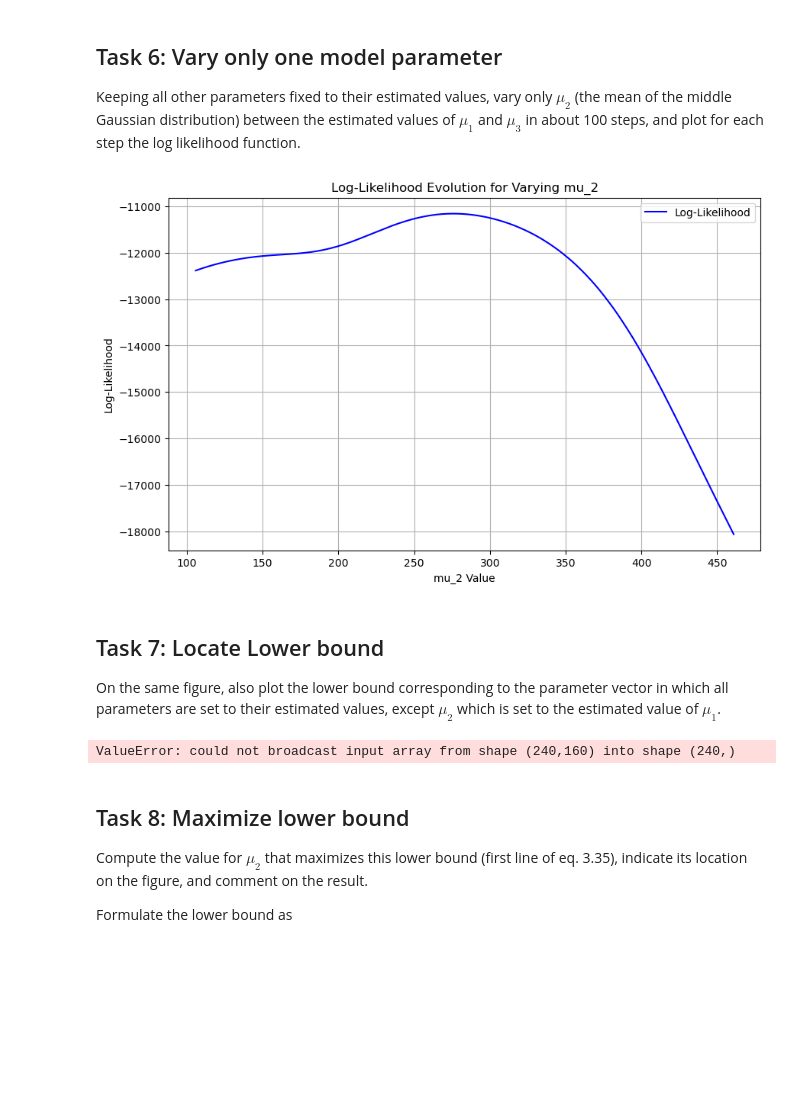
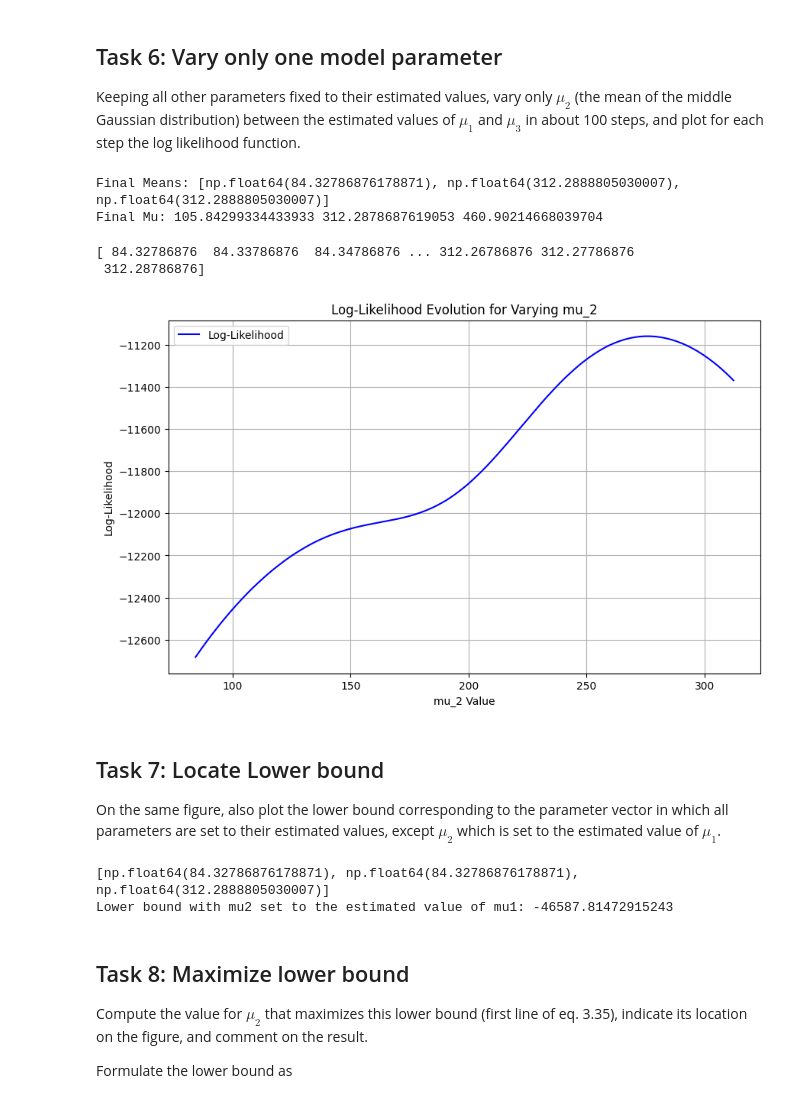
Before and after one commit to aliciags/medical-image-analysis-dtu, a Jupyter notebook: w8/Ex5_student1.ipynb, the cells around one changed output. Saved outputs shown, nothing was run; the diff lists cells and outputs as text; code cells hidden in the pictures; blank space fills up the shorter version.

```diff
--- a/w8/Ex5_student1.ipynb
+++ b/w8/Ex5_student1.ipynb
@@ -349,25 +349,37 @@ plt.show()
 Keeping all other parameters fixed to their estimated values, vary only $\mu_2$ (the mean of the middle
 Gaussian distribution) between the estimated values of $\mu_1$ and $\mu_3$ in about 100 steps, and plot for
 each step the log likelihood function.
+# %%
+print(f"Final Means: {means}")
+print(f"Final Mu: {mu1} {mu2} {mu3}")
+# %% [output]
+Final Means: [np.float64(84.32786876178871), np.float64(312.2888805030007), np.float64(312.2888805030007)]
+Final Mu: 105.84299334433933 312.2878687619053 460.90214668039704
+# %%
+mu2_values= np.arange(means[0],means[2],1/100)
+print(mu2_values)
+# %% [output]
+[ 84.32786876  84.33786876  84.34786876 ... 312.26786876 312.27786876
+ 312.28786876]
 # %%
-mu2_values= np.arange(mu1,mu3,1/100)
+mu2_values= np.arange(means[0],means[2],1/100)
 log_likelihoods = []
 for mu2 in mu2_values:
-    means[1]=mu2 #Update the value in means array
+    means[1]=mu2 # Update the value in means array
     # Compute responsibilities for the new mu_2
     log_likelihood, responsibilities = compute_log_likelihood(data_no_background, means, variances, weights)
     log_likelihoods.append(log_likelihood)
 
 plt.figure(figsize=(10, 6))
 plt.plot(mu2_values, log_likelihoods, label='Log-Likelihood', color='blue')
 plt.title("Log-Likelihood Evolution for Varying mu_2")
 plt.xlabel("mu_2 Value")
 plt.ylabel("Log-Likelihood")
 plt.grid(True)
 plt.legend()
 plt.show()
 # %% [output]
-[figure, old version]
+[figure, new version]
 # %% [markdown]
 ## Task 7: Locate Lower bound
 On the same figure, also plot the lower bound corresponding to the parameter vector in which all
@@ -375,6 +387,7 @@ parameters are set to their estimated values, except $\mu_2$ which is set to the
 # %%
 
 def lower_bound(mu2, data, means, variances, weights, responsibilities):
+    data = data.flatten()
     means[1] = mu2
     Q = 0
     for k in range(3):
@@ -384,13 +397,15 @@ def lower_bound(mu2, data, means, variances, weights, responsibilities):
     Q -= len(data) / 2 * np.log(2 * np.pi)
     return Q
 
-mu2_fixed=mu1
-means_fixed=[mu1, mu2_fixed, mu3]
-_, responsibilities_fixed = compute_log_likelihood(data, means_fixed, variances, weights)
-lower_bound_fixed = lower_bound(mu2_fixed, data, means_fixed, variances, weights, responsibilities_fixed)
+mu2_fixed=means[0]
+means_fixed=[means[0], mu2_fixed, means[2]]
+print(means_fixed)
+_, responsibilities_fixed = compute_log_likelihood(data_no_background, means_fixed, variances, weights)
+lower_bound_fixed = lower_bound(mu2_fixed, data_no_background, means_fixed, variances, weights, responsibilities_fixed)
 print("Lower bound with mu2 set to the estimated value of mu1:", lower_bound_fixed)
 # %% [output]
-ValueError: could not broadcast input array from shape (240,160) into shape (240,)
+[np.float64(84.32786876178871), np.float64(84.32786876178871), np.float64(312.2888805030007)]
+Lower bound with mu2 set to the estimated value of mu1: -46587.81472915243
 # %% [markdown]
 ## Task 8: Maximize lower bound
 Compute the value for $\mu_2$ that maximizes this lower bound (first line of eq. 3.35), indicate its location
```
Also changed, not shown: parts of 4 cells of this notebook.
